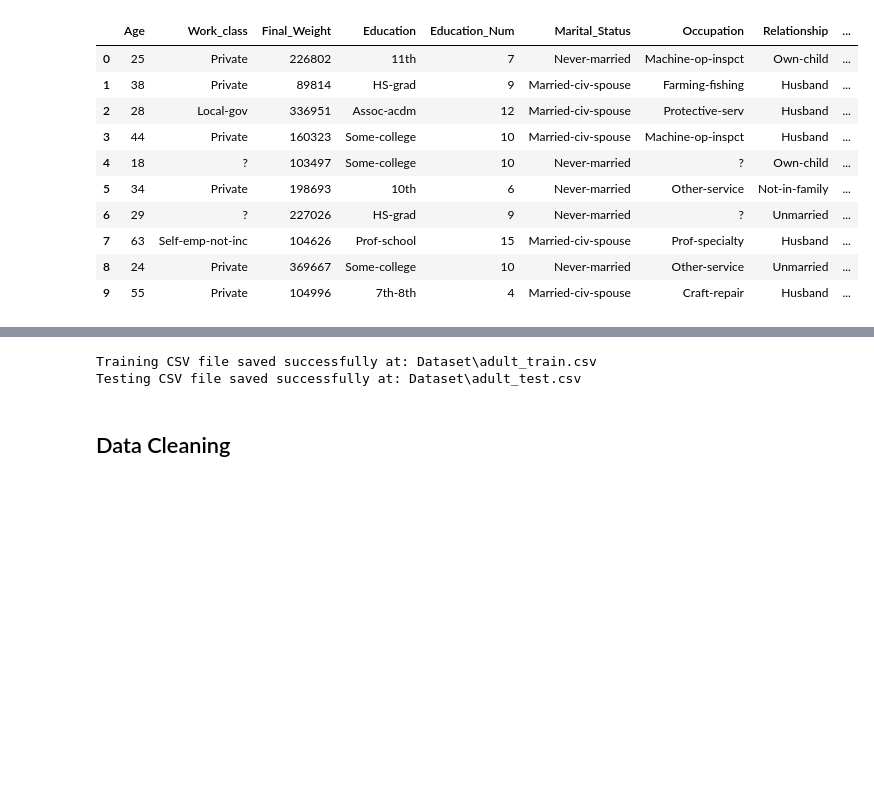
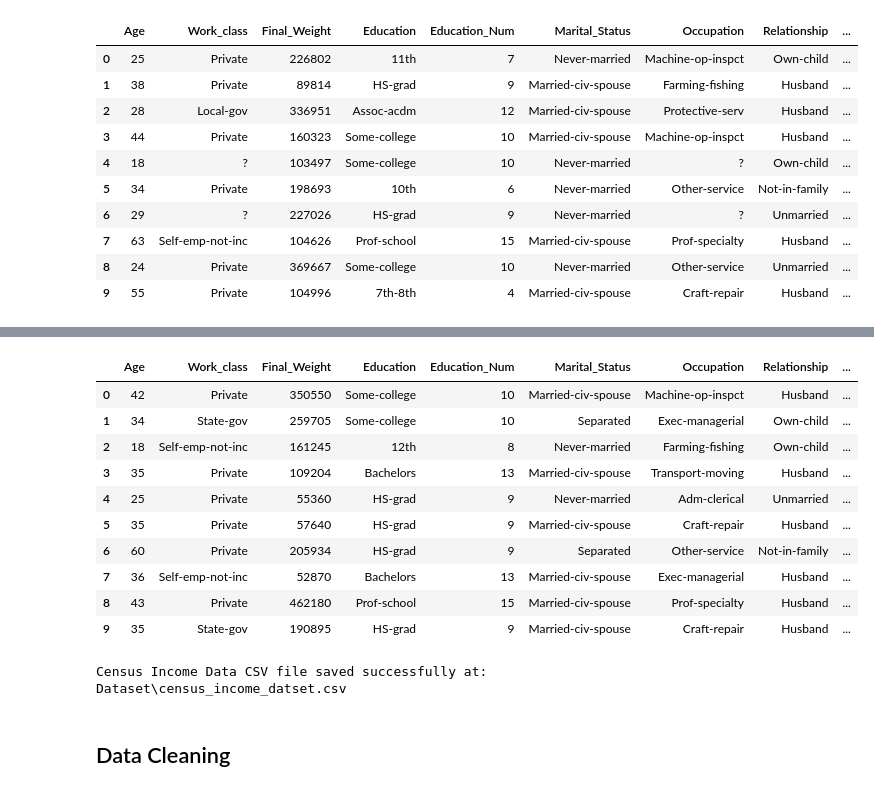
Before and after one commit to Benura2020/Income-Classification-ML, a Jupyter notebook: income_prediction_ml_project.ipynb, the cells around one changed output, grey strips where cells are left out. Cells and saved outputs as stored; diff of their text form; code cells hidden in the pictures; blank space fills up the shorter version.

Commit message:
Created single dataframe
Created single dataframe by combining Training and Testing dataset

```diff
--- a/income_prediction_ml_project.ipynb
+++ b/income_prediction_ml_project.ipynb
@@ -99,0 +155,5 @@ test_data.head(10)
+# %%
+# there are no any null values in both DataFrames
+# There is no difference in data types of columns
+# so we can combine into a single DataFrame
+census_income_df = pd.concat([train_data, test_data])
@@ -100,3 +174,20 @@ test_data.head(10)
+# %%
+# Shuffle the merged data for prevents any bias and ensure the data is randomized
+census_income_df = census_income_df.sample(frac=1).reset_index(drop=True)
+# %%
+census_income_df.head(10)
+# %% [output]
+|  | Age | Work_class | Final_Weight | Education | Education_Num | Marital_Status | Occupation | Relationship | ... |
+| 0 | 42 | Private | 350550 | Some-college | 10 | Married-civ-spouse | Machine-op-inspct | Husband | ... |
+| 1 | 34 | State-gov | 259705 | Some-college | 10 | Separated | Exec-managerial | Own-child | ... |
+| 2 | 18 | Self-emp-not-inc | 161245 | 12th | 8 | Never-married | Farming-fishing | Own-child | ... |
+| 3 | 35 | Private | 109204 | Bachelors | 13 | Married-civ-spouse | Transport-moving | Husband | ... |
+| 4 | 25 | Private | 55360 | HS-grad | 9 | Never-married | Adm-clerical | Unmarried | ... |
+| 5 | 35 | Private | 57640 | HS-grad | 9 | Married-civ-spouse | Craft-repair | Husband | ... |
+| 6 | 60 | Private | 205934 | HS-grad | 9 | Separated | Other-service | Not-in-family | ... |
+| 7 | 36 | Self-emp-not-inc | 52870 | Bachelors | 13 | Married-civ-spouse | Exec-managerial | Husband | ... |
+| 8 | 43 | Private | 462180 | Prof-school | 15 | Married-civ-spouse | Prof-specialty | Husband | ... |
+| 9 | 35 | State-gov | 190895 | HS-grad | 9 | Married-civ-spouse | Craft-repair | Husband | ... |
 # %%
 # CSV file saving directory checking
 directory = os.path.dirname(train_data_file_path)
@@ -109,16 +199,13 @@ test_csv_file_path = os.path.join(directory, 'adult_test.csv')
 # %%
 # save training and testing DataFrames as CSV
 try:
-    train_data.to_csv(train_csv_file_path, index=False)
-    print(f"Training CSV file saved successfully at: {train_csv_file_path}")
+    census_income_df.to_csv(census_income_df_file_path, index=False)
+    print(f"Census Income Data CSV file saved successfully at: {census_income_df_file_path}")
 
-    test_data.to_csv(test_csv_file_path, index=False)
-    print(f"Testing CSV file saved successfully at: {test_csv_file_path}")
 except PermissionError:
     print(f"Error: Permission denied to save files in directory: {directory}")
 # %% [output]
-Training CSV file saved successfully at: Dataset\adult_train.csv
-Testing CSV file saved successfully at: Dataset\adult_test.csv
+Census Income Data CSV file saved successfully at: Dataset\census_income_datset.csv
 # %% [markdown]
 ## Data Cleaning
 # %%
```
Also changed, not shown: parts of 9 cells of this notebook, 3 other files.
